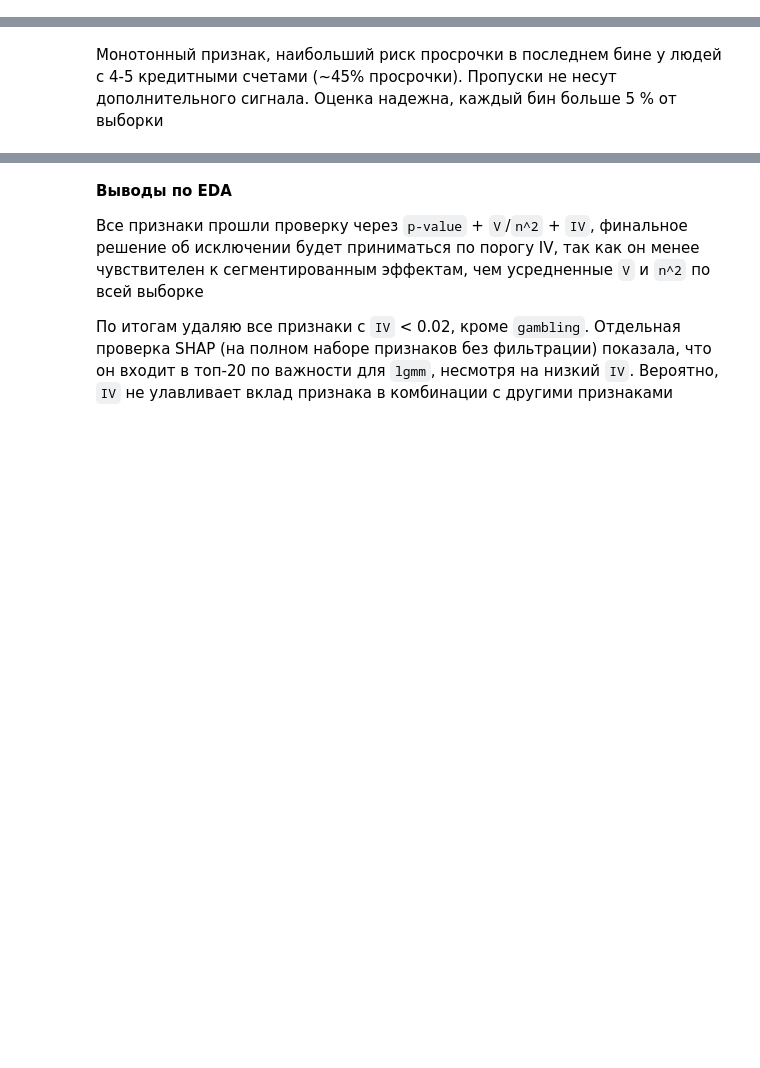
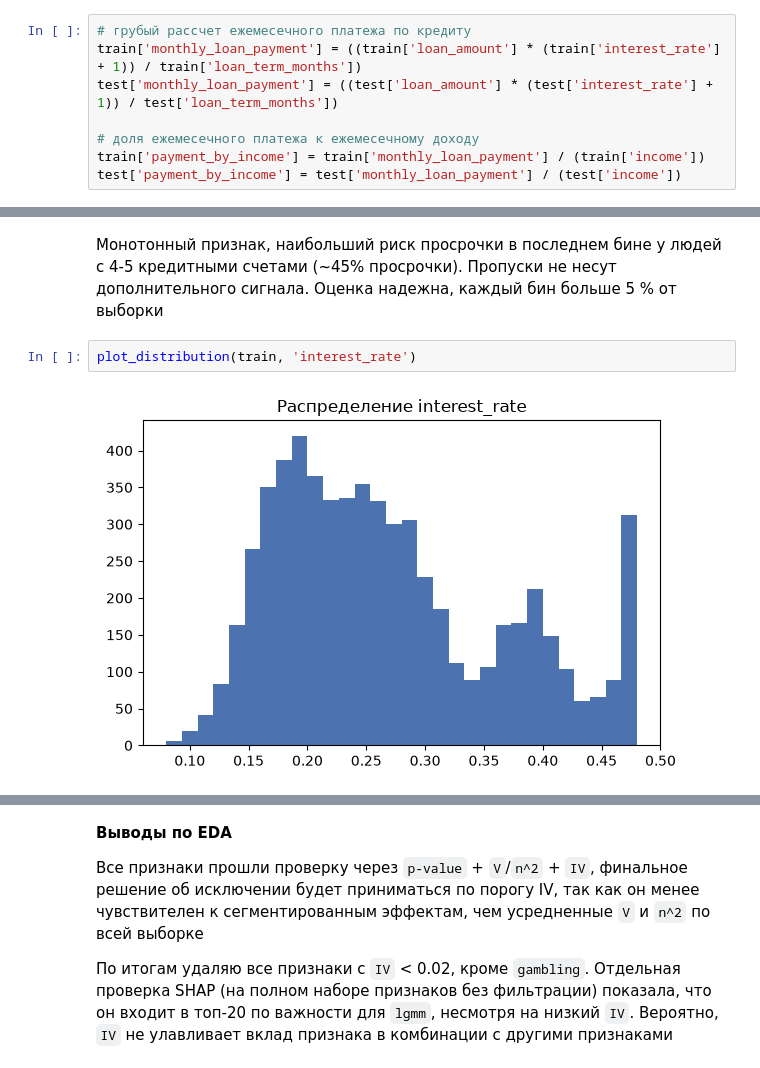
Before and after one commit to Polemarh/credit_scoring_ml, a Jupyter notebook: competition.ipynb, the cells around one changed output, grey strips where cells are left out. Saved outputs shown, nothing was run; the diff lists cells and outputs as text; blank space fills up the shorter version.

Commit message:
add new features monthly_loan_payment and payment_by_income, blend (стекинг): mean=0.8378, std=0.0080

```diff
--- a/competition.ipynb
+++ b/competition.ipynb
@@ -644,3 +644,11 @@ test['loan_to_income'] = test['current_balance_sum'] / test['income']
+# %%
+# грубый рассчет ежемесечного платежа по кредиту
+train['monthly_loan_payment'] = ((train['loan_amount'] * (train['interest_rate'] + 1)) / train['loan_term_months'])
+test['monthly_loan_payment'] = ((test['loan_amount'] * (test['interest_rate'] + 1)) / test['loan_term_months'])
+
+# доля ежемесечного платежа к ежемесечному доходу
+train['payment_by_income'] = train['monthly_loan_payment'] / (train['income'])
+test['payment_by_income'] = test['monthly_loan_payment'] / (test['income'])
 # %% [markdown]
 # 4. EDA
 # %%
@@ -1025,3 +1035,7 @@ visualization(woe_table, 'bureau_account_id_count', 'target')
 [figure]
 # %% [markdown]
 Монотонный признак, наибольший риск просрочки в последнем бине у людей с 4-5 кредитными счетами (~45% просрочки). Пропуски не несут дополнительного сигнала. Оценка надежна, каждый бин больше 5 % от выборки
+# %%
+plot_distribution(train, 'interest_rate')
+# %% [output]
+[figure, added]
```
Also changed, not shown: parts of 7 cells of this notebook.
